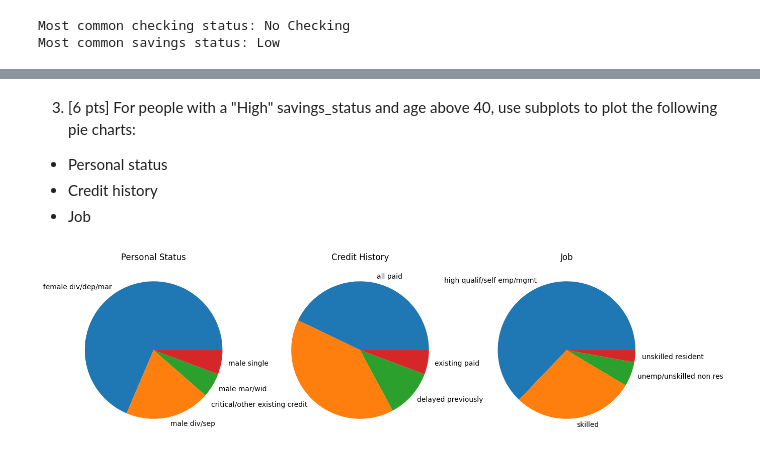
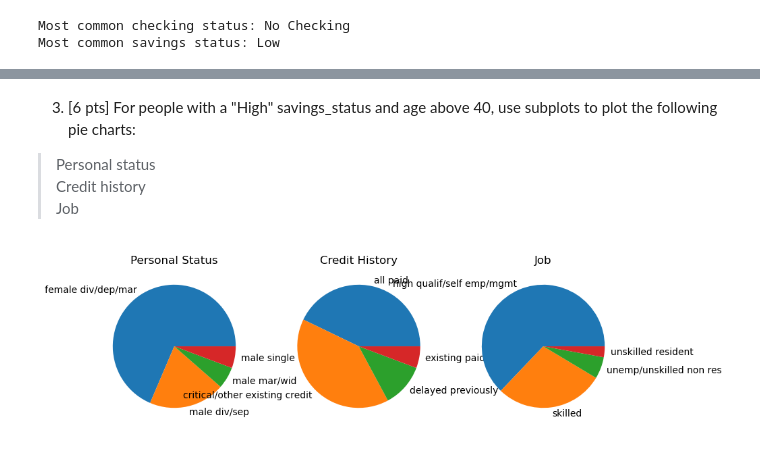
Before and after one commit to mahakanakala/CS210, a Jupyter notebook: hw/hw3/german_credit.ipynb, the cells around one changed output, grey strips where cells are left out. Drawn from its saved outputs; the diff is of its cells as text; code cells hidden in the pictures.

```diff
--- a/hw/hw3/german_credit.ipynb
+++ b/hw/hw3/german_credit.ipynb
@@ -354,24 +345,24 @@ plt.show()
-# %% [markdown]
-3. [6 pts] For people with a "High" savings_status and age above 40, use subplots to plot the following pie charts:
-- Personal status
-- Credit history
-- Job
+# %% [markdown]
+3. [6 pts] For people with a "High" savings_status and age above 40, use subplots to plot the following pie charts:
+> Personal status
+> Credit history
+> Job
 # %%
 #3 - for people with a "High" savings_status and age above 40, use subplots to plot the following pie charts: personal status, credit history, and job
 filtered_df = df[(df['savings_status'] == 'High') & (df['age'] > 40)]
 personal = sorted(filtered_df['personal_status'].unique())
 credit = sorted(filtered_df['credit_history'].unique())
 job = sorted(filtered_df['job'].unique())
 
-fig, axes = plt.subplots(1, 3, figsize=(15, 6))
+fig, axes = plt.subplots(1, 3, figsize=(10, 6))
 
 axes[0].set_title('Personal Status')
 axes[0].pie(filtered_df['personal_status'].value_counts().tolist(), labels=personal)
 axes[1].set_title('Credit History')
 axes[1].pie(filtered_df['credit_history'].value_counts().tolist(), labels=credit)
 axes[2].set_title('Job')
 axes[2].pie(filtered_df['job'].value_counts().tolist(), labels=job)
 
 plt.show()
 # %% [output]
-[figure, old version]
+[figure, new version]
```
Also changed, not shown: parts of 10 cells of this notebook.
